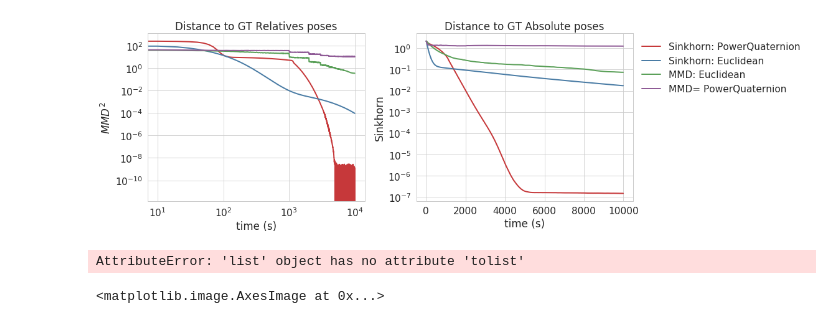
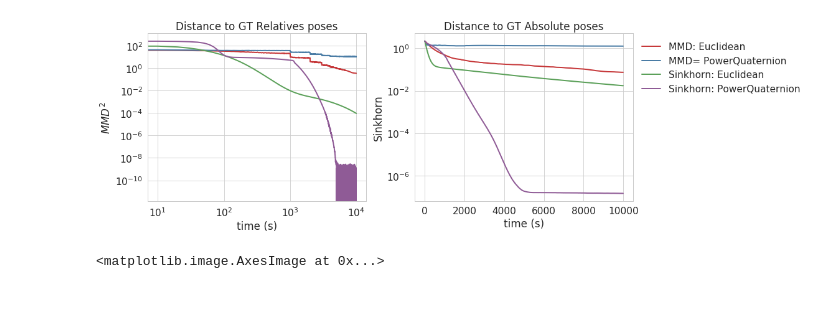
Before and after one commit to MichaelArbel/OT-sync, a Jupyter notebook: py/MMDSync/MMDSync.ipynb, the cells around one changed output. Cells and saved outputs as stored; diff of their text form; code cells hidden in the pictures.

```diff
--- a/py/MMDSync/MMDSync.ipynb
+++ b/py/MMDSync/MMDSync.ipynb
@@ -73,32 +73,32 @@ res_dicts = get_res(res_path,refresh=refresh)
 # %%
 num_fig = 2
 fig, ax = plt.subplots(1,num_fig, figsize=(8*num_fig,5))
 
 value = 'loss'
 xaxis = 'iteration'
-refresh=  False
+refresh=  True
 plot_from_dict(ax[0],res_dicts, xaxis, value, color_dict)
 ax[0].set_title('Distance to GT Relatives poses')
 ax[0].set_xscale('log')
 ax[0].set_yscale('log')
 ax[0].set_ylabel('$MMD^2$')
 ax[0].set_xlabel('time (s)')
 #ax[0].legend()
 
 value = 'eval_dist'
 xaxis = 'iteration'
 plot_from_dict(ax[1],res_dicts, xaxis,  value, color_dict)
 ax[1].set_title('Distance to GT Absolute poses')
 ax[1].set_xscale('linear')
 ax[1].set_yscale('log')
 ax[1].set_ylabel('Sinkhorn')
 ax[1].set_xlabel('time (s)')
 ax[1].legend(bbox_to_anchor=(1., 1.),frameon=False)
 fig.tight_layout()
 filename = 'loss_sinkhorn_vs_mmd'
 save(filename)
 # %% [output]
-[figure, old version]
+[figure, new version]
 # %%
 
 #eng.addpath('bingham', nargout=0)
@@ -143,14 +143,6 @@ bingham_gt = db.get_bingham(eng, distributions, GT=gt, precision=quality) / 255.
 # show on display with and without gt
 #cv2.imshow('bingham', cv2.hconcat([bingham, bingham_gt]))
 #cv2.waitKey(0)
-# %%
-bingham_1 = [[1, 0, 0, 0], [1, 0., 0, 0]]
-distributions= [matlab.double(bingham_1.tolist())]
-V,Z,F = eng.bingham_fit(distributions[0],nargout=3)
-V = np.array(V)
-V
-# %% [output]
-AttributeError: 'list' object has no attribute 'tolist'
 # %%
 #aa = cv2.hconcat([bingham])
 plt.imshow(bingham)
```
Also changed, not shown: 2 other files.
